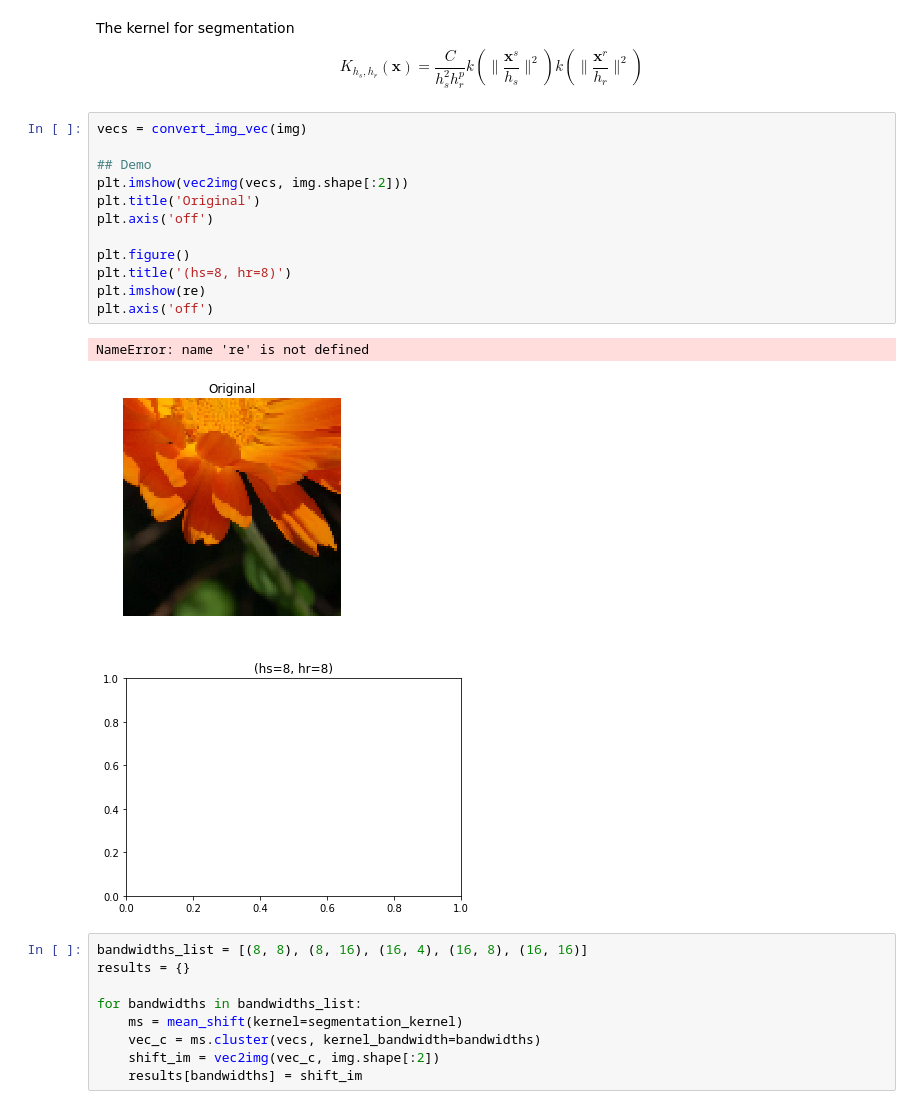
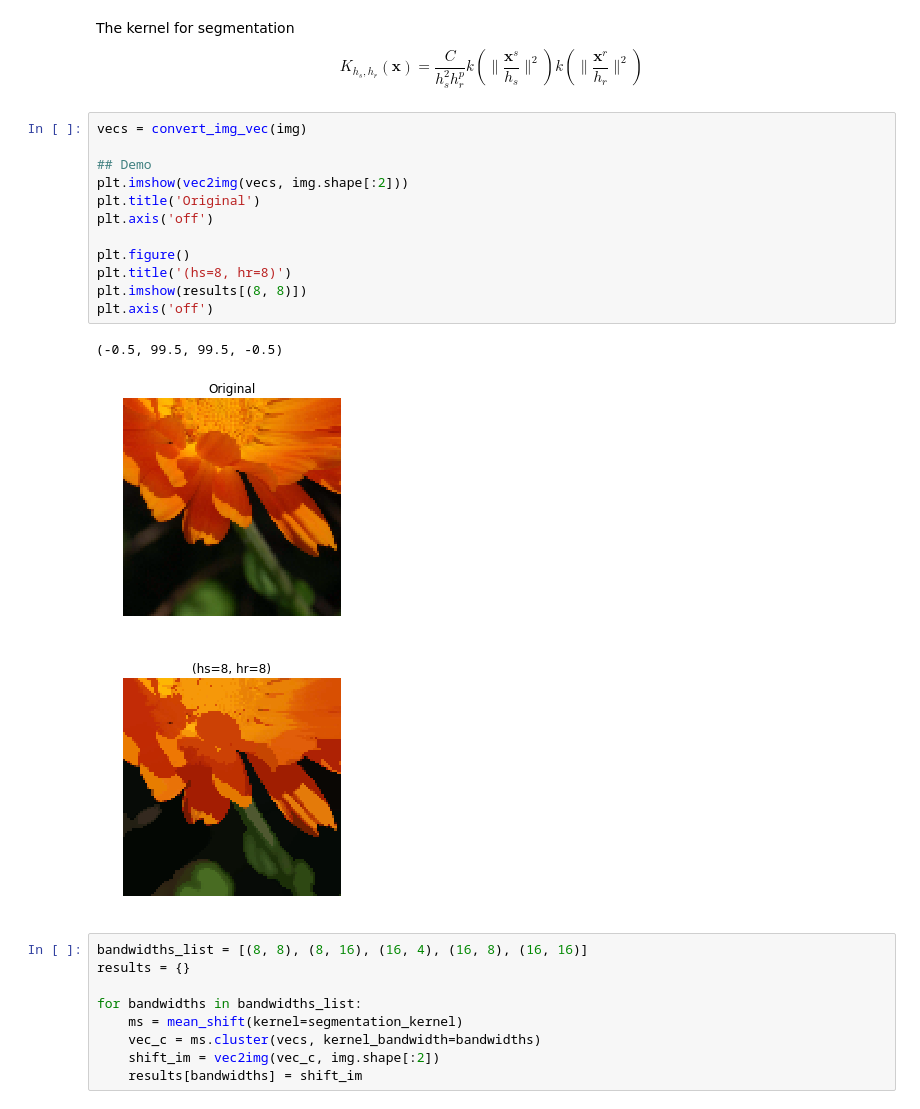
Before and after one commit to jianwu21/Advance-Topic-in-Image-Analysis, a Jupyter notebook: Segmentation/Segmentation.ipynb, the cells around one changed output. Saved outputs shown, nothing was run; the diff lists cells and outputs as text.

```diff
--- a/Segmentation/Segmentation.ipynb
+++ b/Segmentation/Segmentation.ipynb
@@ -39,19 +39,19 @@ $$K_{h_s, h_r}(\mathbf{x}) = \frac{C}{{h^2_s} {h^p_r}}k(\|\frac{\mathbf{x}^s}{h_
 # %%
 vecs = convert_img_vec(img)
 
 ## Demo
 plt.imshow(vec2img(vecs, img.shape[:2]))
 plt.title('Original')
 plt.axis('off')
 
 plt.figure()
 plt.title('(hs=8, hr=8)')
-plt.imshow(re)
+plt.imshow(results[(8, 8)])
 plt.axis('off')
 # %% [output]
-NameError: name 're' is not defined
+(-0.5, 99.5, 99.5, -0.5)
 [figure]
-[figure, old version]
+[figure, new version]
 # %%
 bandwidths_list = [(8, 8), (8, 16), (16, 4), (16, 8), (16, 16)]
 results = {}
```
Also changed, not shown: parts of 1 cell of this notebook, 1 other file.
